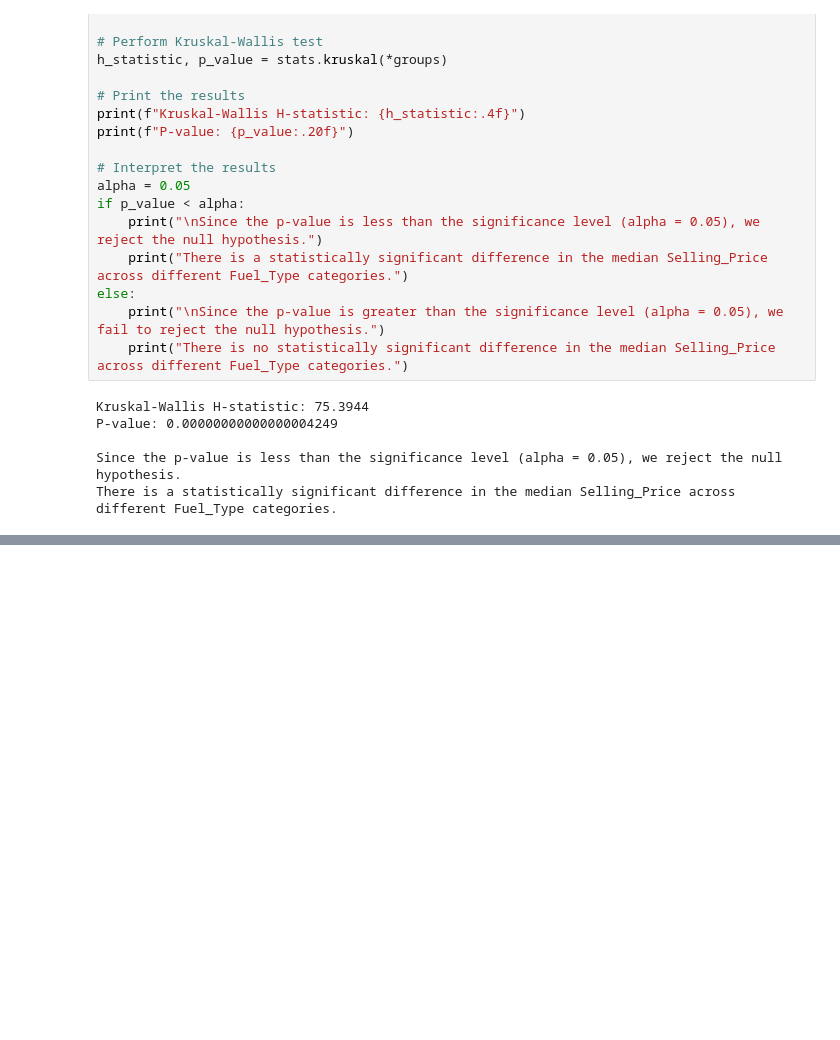
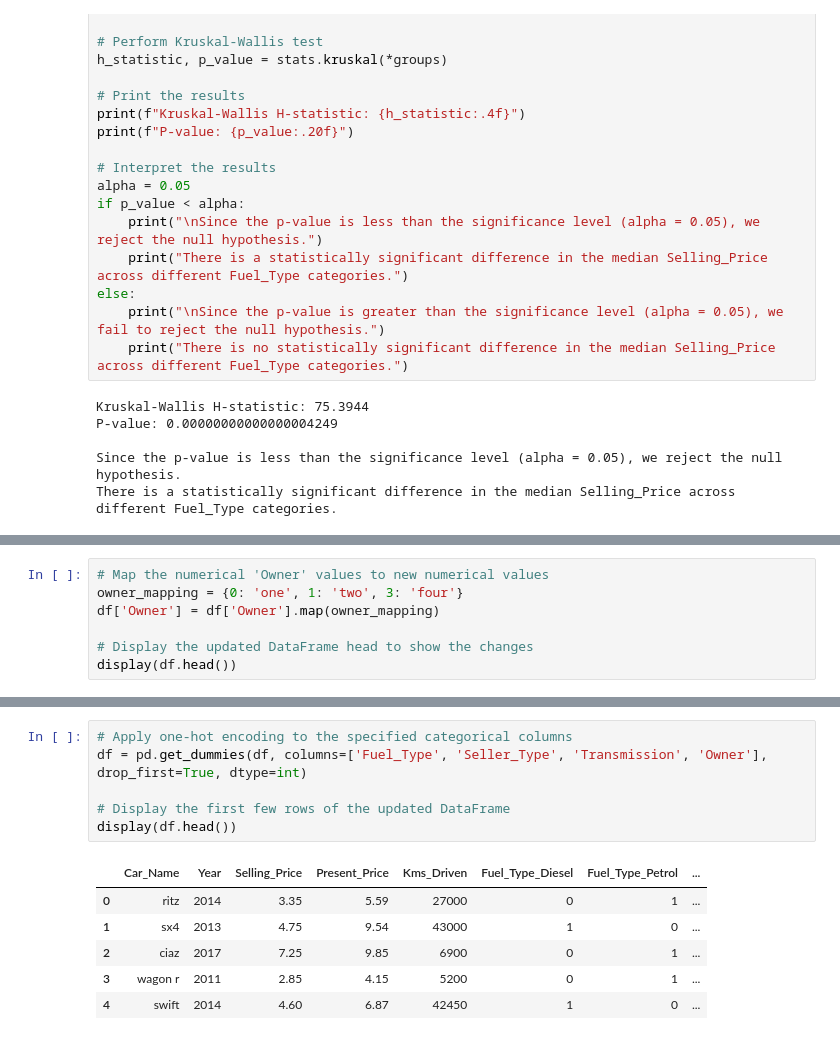
Before and after one commit to MohammadAghaei1/Polynomial-Car-price-prediction-, a Jupyter notebook: Mohammad/Car_price_prediction.ipynb, the cells around one changed output, grey strips where cells are left out. Cells and saved outputs as stored; diff of their text form; blank space fills up the shorter version.

```diff
--- a/Mohammad/Car_price_prediction.ipynb
+++ b/Mohammad/Car_price_prediction.ipynb
@@ -286,0 +366,7 @@ There is a statistically significant difference in the median Selling_Price acro
+# %%
+# Map the numerical 'Owner' values to new numerical values
+owner_mapping = {0: 'one', 1: 'two', 3: 'four'}
+df['Owner'] = df['Owner'].map(owner_mapping)
+
+# Display the updated DataFrame head to show the changes
+display(df.head())
@@ -286,0 +380,13 @@ There is a statistically significant difference in the median Selling_Price acro
+# %%
+# Apply one-hot encoding to the specified categorical columns
+df = pd.get_dummies(df, columns=['Fuel_Type', 'Seller_Type', 'Transmission', 'Owner'], drop_first=True, dtype=int)
+
+# Display the first few rows of the updated DataFrame
+display(df.head())
+# %% [output]
+|  | Car_Name | Year | Selling_Price | Present_Price | Kms_Driven | Fuel_Type_Diesel | Fuel_Type_Petrol | ... |
+| 0 | ritz | 2014 | 3.35 | 5.59 | 27000 | 0 | 1 | ... |
+| 1 | sx4 | 2013 | 4.75 | 9.54 | 43000 | 1 | 0 | ... |
+| 2 | ciaz | 2017 | 7.25 | 9.85 | 6900 | 0 | 1 | ... |
+| 3 | wagon r | 2011 | 2.85 | 4.15 | 5200 | 0 | 1 | ... |
+| 4 | swift | 2014 | 4.60 | 6.87 | 42450 | 1 | 0 | ... |
```
Also changed, not shown: parts of 8 cells of this notebook.
